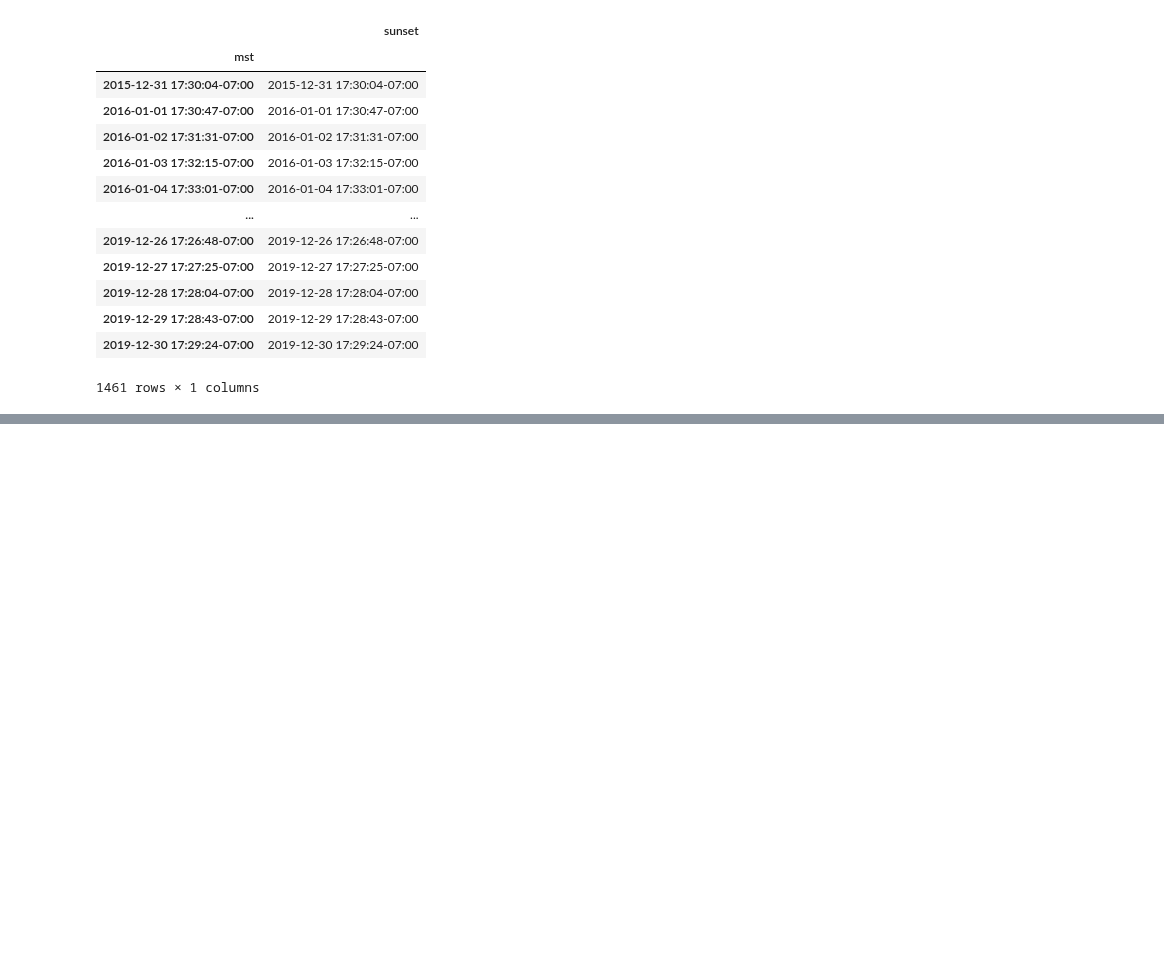
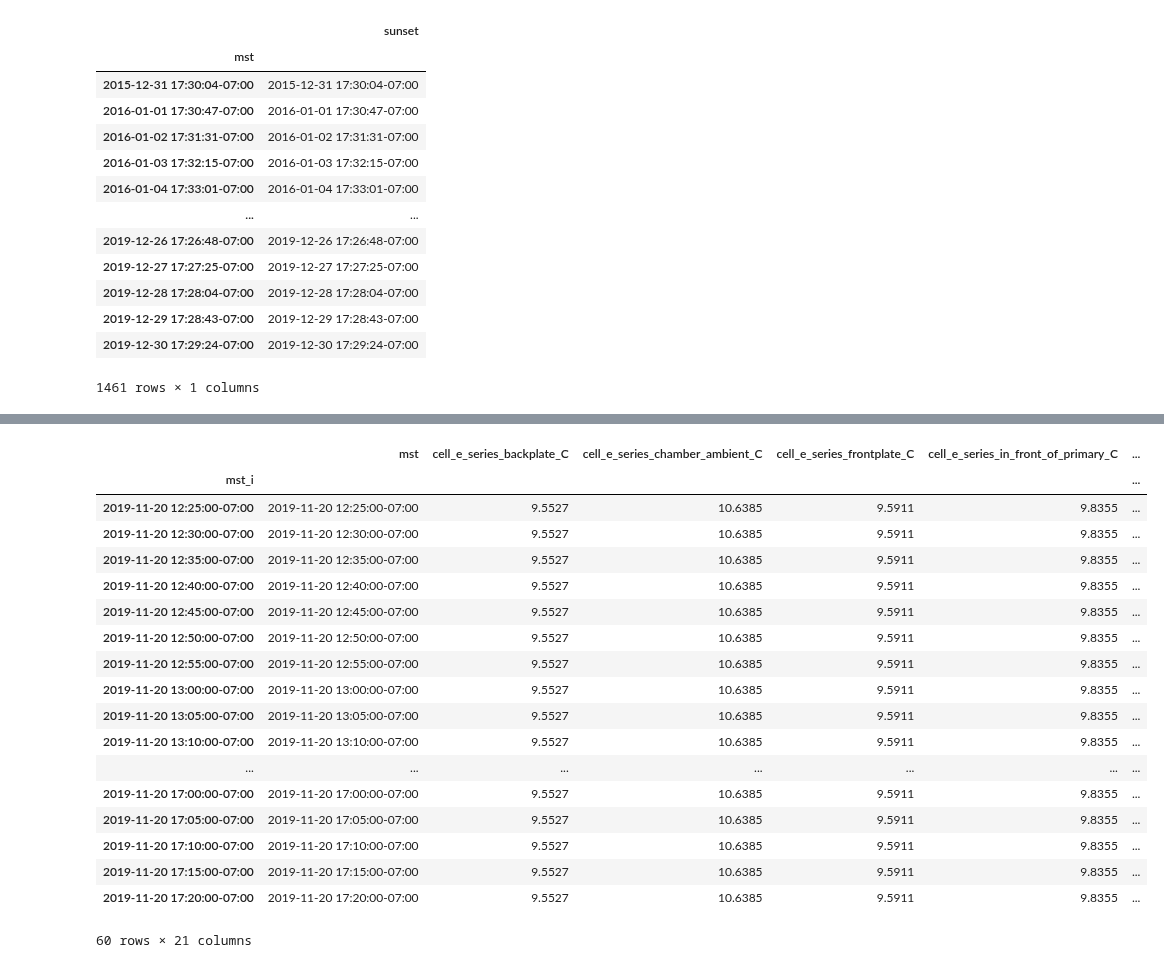
Before and after one commit to tepickering/HALcoll, a Jupyter notebook: notebooks/sunset_temp.ipynb, the cells around one changed output, grey strips where cells are left out. Saved outputs shown, nothing was run; the diff lists cells and outputs as text; code cells hidden in the pictures; blank space fills up the shorter version.

```diff
--- a/notebooks/sunset_temp.ipynb
+++ b/notebooks/sunset_temp.ipynb
@@ -156,0 +151,3 @@ sunset_temp_data[sunset_temp_data['sunset_diff'] > pd.Timedelta('23 hours 55 min
+# %%
+st_trim = sunset_temp_data[(sunset_temp_data['hrs_to_sunset'] > 0.) & (sunset_temp_data['hrs_to_sunset'] < 5.) & (sunset_temp_data['temptrax_outside'] > -10) & (sunset_temp_data['temptrax_outside'] < 35)]
+#st_trim = st_trim.dropna()
@@ -156,0 +177,9 @@ sunset_temp_data[sunset_temp_data['sunset_diff'] > pd.Timedelta('23 hours 55 min
+# %%
+st_grouped = st_trim.groupby(pd.Grouper(freq="D"))
+# %%
+for g in st_grouped.groups:
+    try:
+        group = st_grouped.get_group(g)
+        #print(len(group['cell_e_series_outside_ambient_C']), group['cell_e_series_outside_ambient_C'][-1], group['cell_e_series_outside_ambient_C'].min())
+    except:
+        print(f"no data for {g}")
@@ -156,0 +204,22 @@ sunset_temp_data[sunset_temp_data['sunset_diff'] > pd.Timedelta('23 hours 55 min
+# %%
+st_grouped.get_group(g)
+# %% [output]
+|  | mst | cell_e_series_backplate_C | cell_e_series_chamber_ambient_C | cell_e_series_frontplate_C | cell_e_series_in_front_of_primary_C | ... |
+| mst_i |  |  |  |  |  | ... |
+| 2019-11-20 12:25:00-07:00 | 2019-11-20 12:25:00-07:00 | 9.5527 | 10.6385 | 9.5911 | 9.8355 | ... |
+| 2019-11-20 12:30:00-07:00 | 2019-11-20 12:30:00-07:00 | 9.5527 | 10.6385 | 9.5911 | 9.8355 | ... |
+| 2019-11-20 12:35:00-07:00 | 2019-11-20 12:35:00-07:00 | 9.5527 | 10.6385 | 9.5911 | 9.8355 | ... |
+| 2019-11-20 12:40:00-07:00 | 2019-11-20 12:40:00-07:00 | 9.5527 | 10.6385 | 9.5911 | 9.8355 | ... |
+| 2019-11-20 12:45:00-07:00 | 2019-11-20 12:45:00-07:00 | 9.5527 | 10.6385 | 9.5911 | 9.8355 | ... |
+| 2019-11-20 12:50:00-07:00 | 2019-11-20 12:50:00-07:00 | 9.5527 | 10.6385 | 9.5911 | 9.8355 | ... |
+| 2019-11-20 12:55:00-07:00 | 2019-11-20 12:55:00-07:00 | 9.5527 | 10.6385 | 9.5911 | 9.8355 | ... |
+| 2019-11-20 13:00:00-07:00 | 2019-11-20 13:00:00-07:00 | 9.5527 | 10.6385 | 9.5911 | 9.8355 | ... |
+| 2019-11-20 13:05:00-07:00 | 2019-11-20 13:05:00-07:00 | 9.5527 | 10.6385 | 9.5911 | 9.8355 | ... |
+| 2019-11-20 13:10:00-07:00 | 2019-11-20 13:10:00-07:00 | 9.5527 | 10.6385 | 9.5911 | 9.8355 | ... |
+| ... | ... | ... | ... | ... | ... | ... |
+| 2019-11-20 17:00:00-07:00 | 2019-11-20 17:00:00-07:00 | 9.5527 | 10.6385 | 9.5911 | 9.8355 | ... |
+| 2019-11-20 17:05:00-07:00 | 2019-11-20 17:05:00-07:00 | 9.5527 | 10.6385 | 9.5911 | 9.8355 | ... |
+| 2019-11-20 17:10:00-07:00 | 2019-11-20 17:10:00-07:00 | 9.5527 | 10.6385 | 9.5911 | 9.8355 | ... |
+| 2019-11-20 17:15:00-07:00 | 2019-11-20 17:15:00-07:00 | 9.5527 | 10.6385 | 9.5911 | 9.8355 | ... |
+| 2019-11-20 17:20:00-07:00 | 2019-11-20 17:20:00-07:00 | 9.5527 | 10.6385 | 9.5911 | 9.8355 | ... |
+60 rows × 21 columns
```
Also changed, not shown: parts of 12 cells of this notebook, 4 other files.
